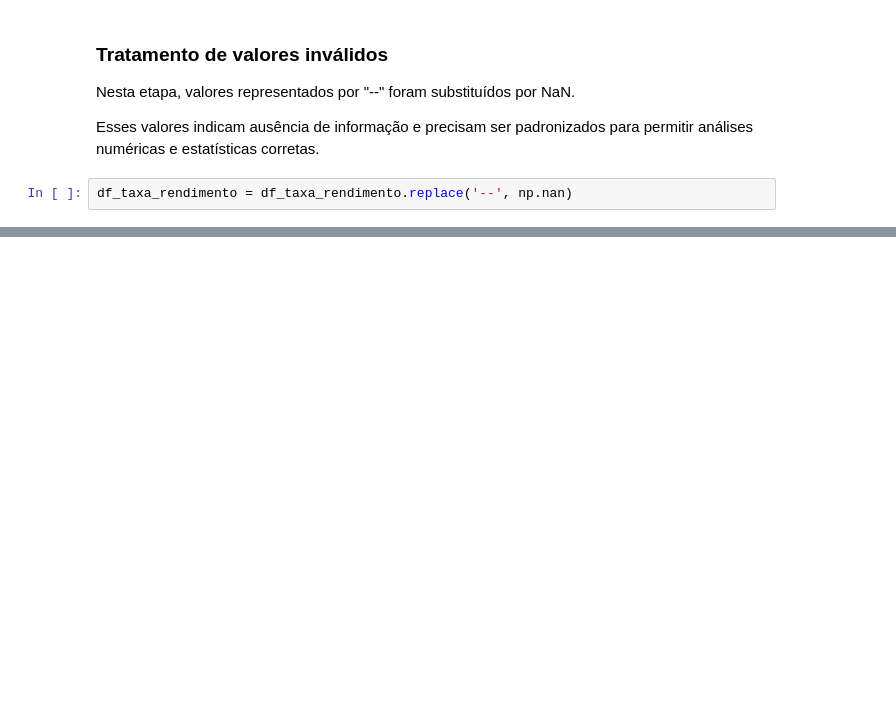
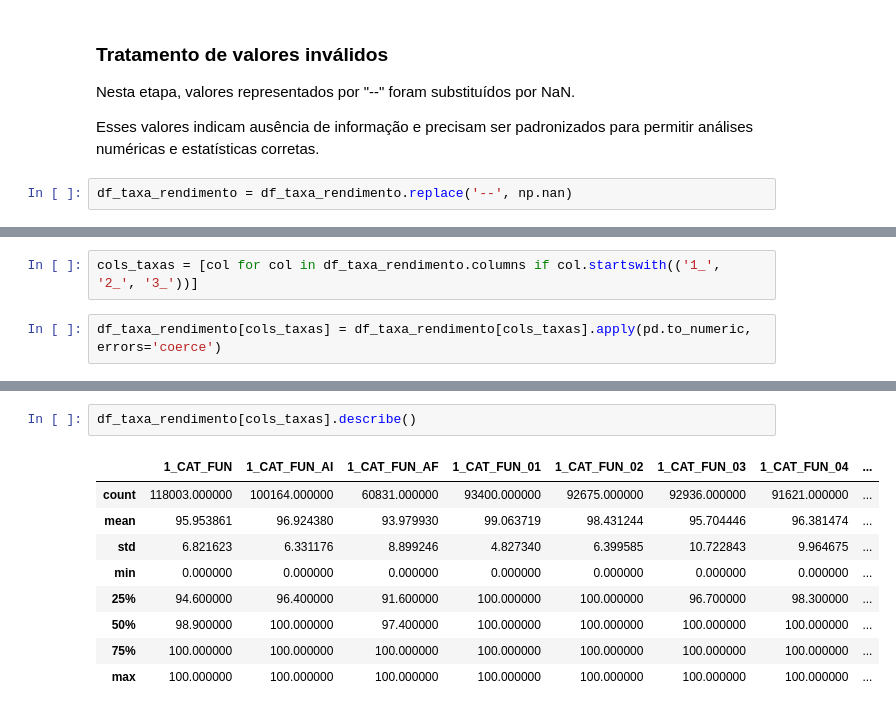
Before and after one commit to joaoestella/brazil-school-dropout-analysis, a Jupyter notebook: notebooks/01_data_loading_and_cleaning.ipynb, the cells around one changed output, grey strips where cells are left out. Cells and saved outputs as stored; diff of their text form; blank space fills up the shorter version.

Commit message:
feat: convert performance rate columns to numeric and validate data types

```diff
--- a/notebooks/01_data_loading_and_cleaning.ipynb
+++ b/notebooks/01_data_loading_and_cleaning.ipynb
@@ -166,0 +177,4 @@ df_taxa_rendimento = df_taxa_rendimento.replace('--', np.nan)
+# %%
+cols_taxas = [col for col in df_taxa_rendimento.columns if col.startswith(('1_', '2_', '3_'))]
+# %%
+df_taxa_rendimento[cols_taxas] = df_taxa_rendimento[cols_taxas].apply(pd.to_numeric, errors='coerce')
@@ -166,0 +207,12 @@ df_taxa_rendimento = df_taxa_rendimento.replace('--', np.nan)
+# %%
+df_taxa_rendimento[cols_taxas].describe()
+# %% [output]
+|  | 1_CAT_FUN | 1_CAT_FUN_AI | 1_CAT_FUN_AF | 1_CAT_FUN_01 | 1_CAT_FUN_02 | 1_CAT_FUN_03 | 1_CAT_FUN_04 | ... |
+| count | 118003.000000 | 100164.000000 | 60831.000000 | 93400.000000 | 92675.000000 | 92936.000000 | 91621.000000 | ... |
+| mean | 95.953861 | 96.924380 | 93.979930 | 99.063719 | 98.431244 | 95.704446 | 96.381474 | ... |
+| std | 6.821623 | 6.331176 | 8.899246 | 4.827340 | 6.399585 | 10.722843 | 9.964675 | ... |
+| min | 0.000000 | 0.000000 | 0.000000 | 0.000000 | 0.000000 | 0.000000 | 0.000000 | ... |
+| 25% | 94.600000 | 96.400000 | 91.600000 | 100.000000 | 100.000000 | 96.700000 | 98.300000 | ... |
+| 50% | 98.900000 | 100.000000 | 97.400000 | 100.000000 | 100.000000 | 100.000000 | 100.000000 | ... |
+| 75% | 100.000000 | 100.000000 | 100.000000 | 100.000000 | 100.000000 | 100.000000 | 100.000000 | ... |
+| max | 100.000000 | 100.000000 | 100.000000 | 100.000000 | 100.000000 | 100.000000 | 100.000000 | ... |
```
Also changed, not shown: parts of 3 cells of this notebook.
